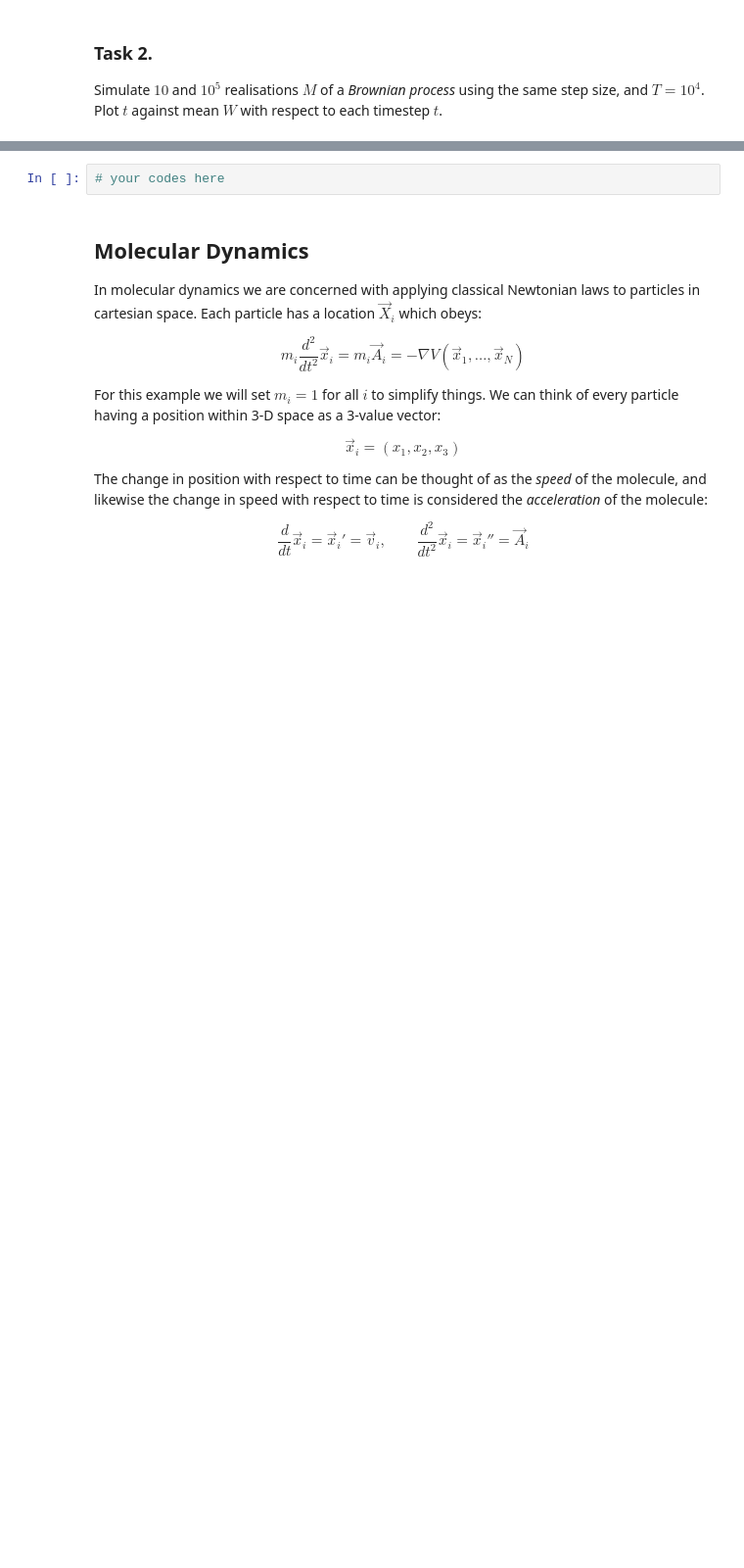
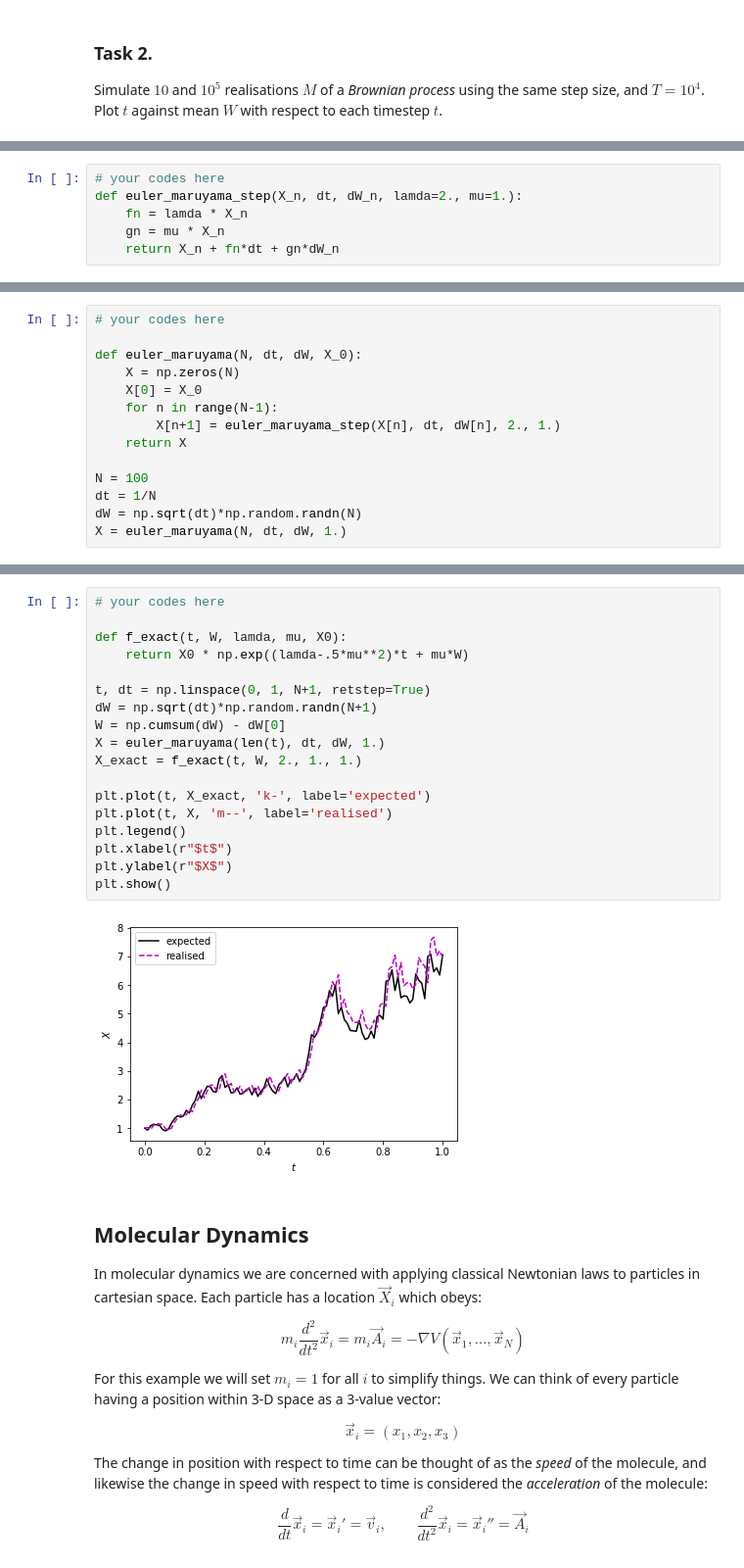
Before and after one commit to ecs-vlc/PythonTeaching, a Jupyter notebook: 02-Simulation/06 Simulations 2.ipynb, the cells around one changed output, grey strips where cells are left out. Shown at 98% size. Cells and saved outputs as stored; diff of their text form; blank space fills up the shorter version.

```diff
--- a/02-Simulation/06 Simulations 2.ipynb
+++ b/02-Simulation/06 Simulations 2.ipynb
@@ -73,3 +96,9 @@ Write the function *euler_maruyama_step()* which takes $X_n$, $\delta t$, $\Delt
+# %%
+# your codes here
+def euler_maruyama_step(X_n, dt, dW_n, lamda=2., mu=1.):
+	fn = lamda * X_n
+	gn = mu * X_n
+	return X_n + fn*dt + gn*dW_n
 # %% [markdown]
 ### Task 4.
 
@@ -79,3 +106,17 @@ Write the function *euler_maruyama()* which takes $N$ (the number of points), $\
+# %%
+# your codes here
+
+def euler_maruyama(N, dt, dW, X_0):
+	X = np.zeros(N)
+	X[0] = X_0
+	for n in range(N-1):
+		X[n+1] = euler_maruyama_step(X[n], dt, dW[n], 2., 1.)
+	return X
+
+N = 100
+dt = 1/N
+dW = np.sqrt(dt)*np.random.randn(N)
+X = euler_maruyama(N, dt, dW, 1.)
 # %% [markdown]
 ### Task 5.
 
@@ -89,5 +130,23 @@ Calculate the exact solution using the same timesteps for *euler_maruyama()*. Pl
-# %%
-# your codes here
+# %%
+# your codes here
+
+def f_exact(t, W, lamda, mu, X0):
+	return X0 * np.exp((lamda-.5*mu**2)*t + mu*W)
+
+t, dt = np.linspace(0, 1, N+1, retstep=True)
+dW = np.sqrt(dt)*np.random.randn(N+1)
+W = np.cumsum(dW) - dW[0]
+X = euler_maruyama(len(t), dt, dW, 1.)
+X_exact = f_exact(t, W, 2., 1., 1.)
+
+plt.plot(t, X_exact, 'k-', label='expected')
+plt.plot(t, X, 'm--', label='realised')
+plt.legend()
+plt.xlabel(r"$t$")
+plt.ylabel(r"$X$")
+plt.show()
+# %% [output]
+[figure, added]
 # %% [markdown]
 ## Molecular Dynamics
 
```
Also changed, not shown: parts of 26 cells of this notebook, 9 other files.
